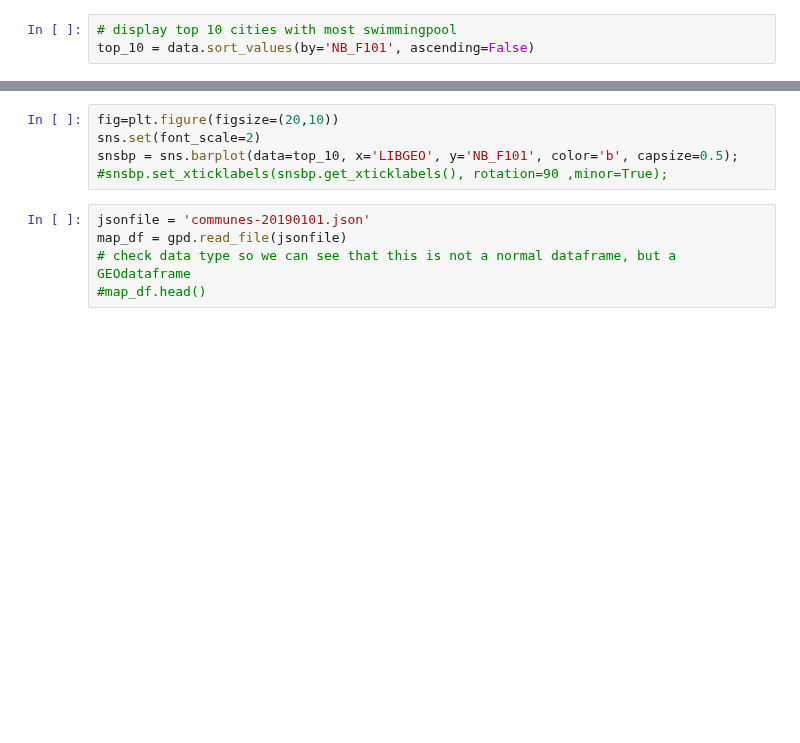
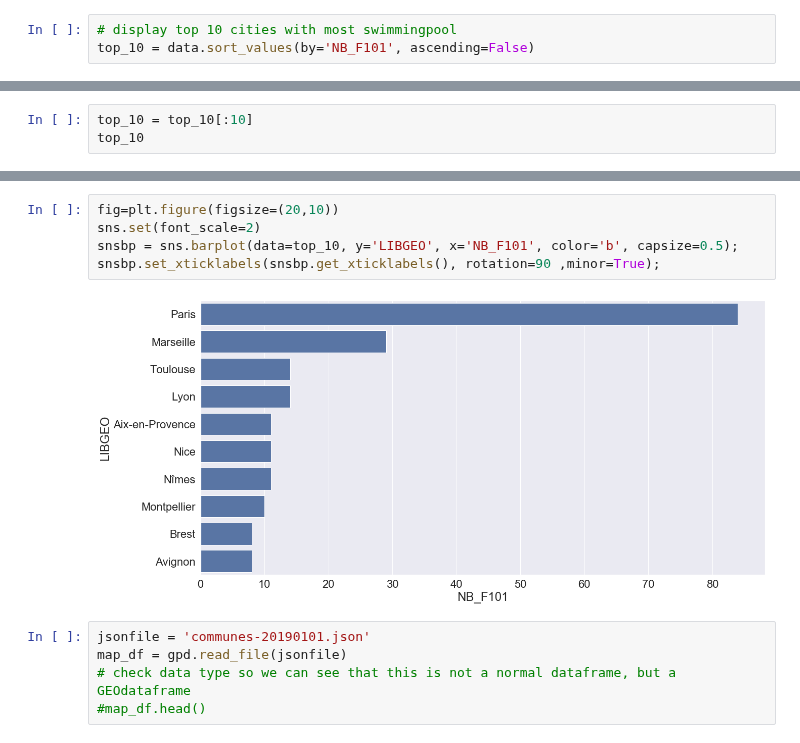
Before and after one commit to jc-udacity/datascientist, a Jupyter notebook: 05_data_science/project/blog_post.ipynb, the cells around one changed output, grey strips where cells are left out. Drawn from its saved outputs; the diff is of its cells as text; blank space fills up the shorter version.

```diff
--- a/05_data_science/project/blog_post.ipynb
+++ b/05_data_science/project/blog_post.ipynb
@@ -121,0 +112,3 @@ top_10.head()
+# %%
+top_10 = top_10[:10]
+top_10
@@ -122,8 +128,10 @@ top_10.head()
 # %%
 fig=plt.figure(figsize=(20,10))
 sns.set(font_scale=2)
-snsbp = sns.barplot(data=top_10, x='LIBGEO', y='NB_F101', color='b', capsize=0.5);
-#snsbp.set_xticklabels(snsbp.get_xticklabels(), rotation=90 ,minor=True);
+snsbp = sns.barplot(data=top_10, y='LIBGEO', x='NB_F101', color='b', capsize=0.5);
+snsbp.set_xticklabels(snsbp.get_xticklabels(), rotation=90 ,minor=True);
+# %% [output]
+[figure, added]
 # %%
 jsonfile = 'communes-20190101.json'
 map_df = gpd.read_file(jsonfile)
```
Also changed, not shown: parts of 2 cells of this notebook.
